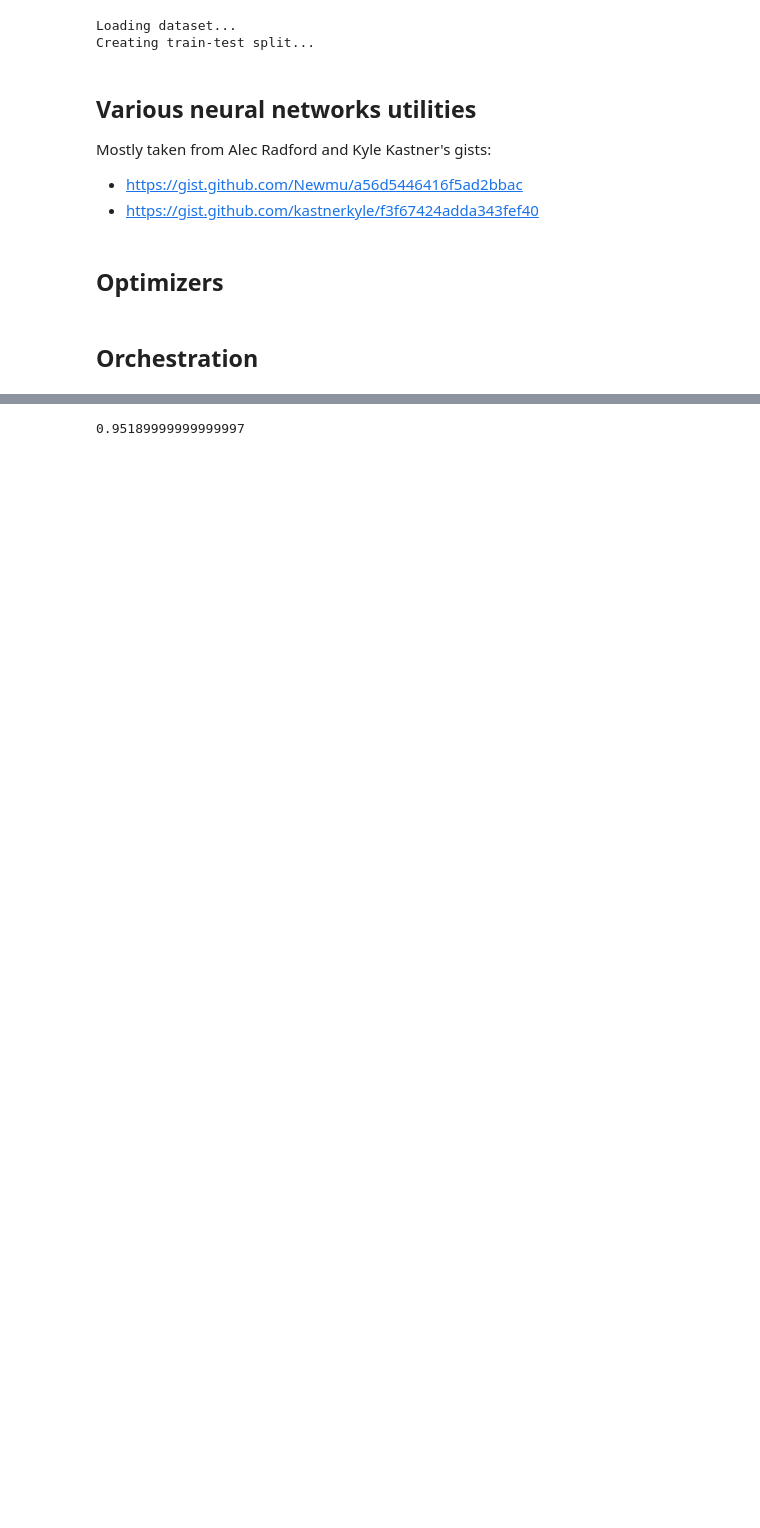
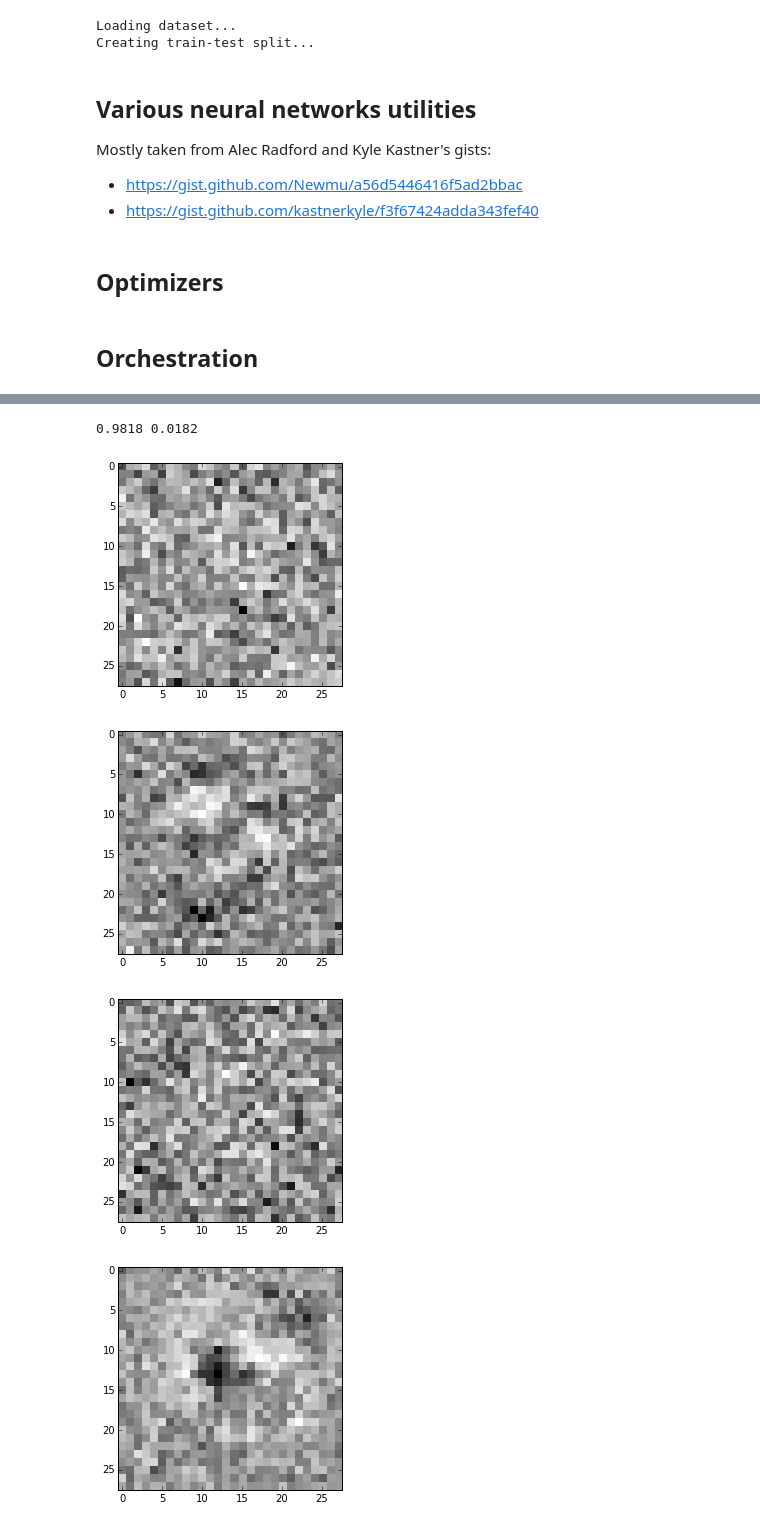
Before and after one commit to ogrisel/notebooks, a Jupyter notebook: representations/MNIST experiments.ipynb, the cells around one changed output, grey strips where cells are left out. Drawn from its saved outputs; the diff is of its cells as text; code cells hidden in the pictures; blank space fills up the shorter version.

```diff
--- a/representations/MNIST experiments.ipynb
+++ b/representations/MNIST experiments.ipynb
@@ -26,7 +24,7 @@ def load_data(dtype=np.float32, order='C'):
     print("Loading dataset...")
     data = fetch_mldata('MNIST original')
     X = check_array(data['data'], dtype=dtype, order=order)
-    y = data["target"]
+    y = data["target"].astype(np.int32)
     # Scale the features to [0, 1]
     X = X / 255
     ## Create train-test split (as [Joachims, 2006])
@@ -198,10 +201,11 @@ class NesterovMomentumSGD(MomentumSGD):
 ## Orchestration
 # %%
 class EarlyStoppingMonitor(object):
-    def __init__(self, X_train, y_train, X_val=None, y_val=None, patience=3,
-                 data_log_filename=None, subsample=int(5e3), random_state=None):
+    def __init__(self, X_train, y_train, X_val=None, y_val=None, patience=5,
+                 data_log_filename=None, subsample=int(5e3), tol=1e-5, random_state=None):
 
         X_train, y_train = check_X_y(X_train, y_train, dtype=np.float32)
+        y_train = y_train.astype(np.int32, copy=False)
         self.label_binarizer_ = lb = LabelBinarizer().fit(y_train)
 
         if subsample is not None and subsample < X_train.shape[0]:
@@ -211,6 +215,7 @@ class EarlyStoppingMonitor(object):
         self.X_train = X_train
         self.y_train = y_train
         self.Y_train = lb.transform(y_train).astype(np.float32)
+        self.tol = tol
 
         if X_val is not None:
             X_val, y_val = check_X_y(X_val, y_val, dtype=np.float32)
@@ -242,11 +247,11 @@ class EarlyStoppingMonitor(object):
         optimizer = context.get('optimizer')
 
         training_out, training_cost = model._forward_and_cost(
-            self.X_train, self.Y_train)
+            self.X_train, self.y_train)
         training_acc = self.accuracy(self.y_train, training_out)
         if self.X_val is not None:
             validation_out, validation_cost = model._forward_and_cost(
-                self.X_val, self.Y_val)
+                self.X_val, self.y_val)
             validation_acc =  self.accuracy(self.y_val, validation_out)
             current_cost = validation_cost
         else:
@@ -257,14 +262,14 @@ class EarlyStoppingMonitor(object):
         msg = "Epoch #%03d, training cost: %0.6f, acc: %0.4f" % (
             epoch, training_cost, training_acc)
 
-        if validation_out is not None:
+        if self.X_val is not None:
             msg += ", validation cost: %0.6f, acc: %0.4f" % (
                 validation_cost, validation_acc)
         msg += ", duration: %0.3fs " % duration
         print(msg)
 
         # Patience-based stopping condition
-        if current_cost < self.best_cost - 1e-6:
+        if current_cost < self.best_cost - self.tol:
             self.patience = self.patience_reset
             self.best_cost = current_cost
         elif (hasattr(optimizer, 'on_stalled_convergence')
@@ -279,9 +284,6 @@ class EarlyStoppingMonitor(object):
 
         self.timestamp = time()
         return self.patience > 0
-
-monitor = EarlyStoppingMonitor(X_train, y_train, X_val=X_val, y_val=y_val,
-                               random_state=0)
 # %%
 class MLPClassifier(BaseEstimator, ClassifierMixin):
 
@@ -398,8 +417,12 @@ class MLPClassifier(BaseEstimator, ClassifierMixin):
 # %%
 %%time
-optimizer = NesterovMomentumSGD(learning_rate_init=.01, learning_rate_scale=0.2, momentum=0.9)
-# optimizer = Adam()
-mlp = MLPClassifier(hidden=(200, 200), batch_size=128, init_gain=1.5, weight_decay=1e-6,
-                    optimizer=optimizer, random_state=0)
+
+monitor = EarlyStoppingMonitor(X_train, y_train, X_val=X_val, y_val=y_val,
+                               patience=5, random_state=0)
+train_only_monitor = EarlyStoppingMonitor(X_train, y_train, random_state=0)
+
+optimizer = NesterovMomentumSGD(learning_rate_init=.1, learning_rate_scale=0.5, momentum=0.9)
+mlp = MLPClassifier(hidden=(200, 200), batch_size=128, weight_decay=1e-6,
+                    init_gain='auto', optimizer=optimizer, random_state=0)
 mlp.fit(X_train, y_train, monitor=monitor)
 # %% [output]
@@ -425,4 +448,15 @@ Wall time: 15.6 s
 # %%
-mlp.score(X_test, y_test)
+test_score = mlp.score(X_test, y_test)
+print(test_score, 1 - test_score)
 # %% [output]
-0.95189999999999997
+0.9818 0.0182
+# %%
+for i in range(5):
+    plt.figure()
+    plt.imshow(mlp.weights_[0].get_value()[:, i].reshape(28, 28), cmap=plt.cm.Greys,
+           interpolation='nearest');
+# %% [output]
+[figure, added]
+[figure, added]
+[figure, added]
+[figure, added]
```
Also changed, not shown: parts of 7 cells of this notebook.
